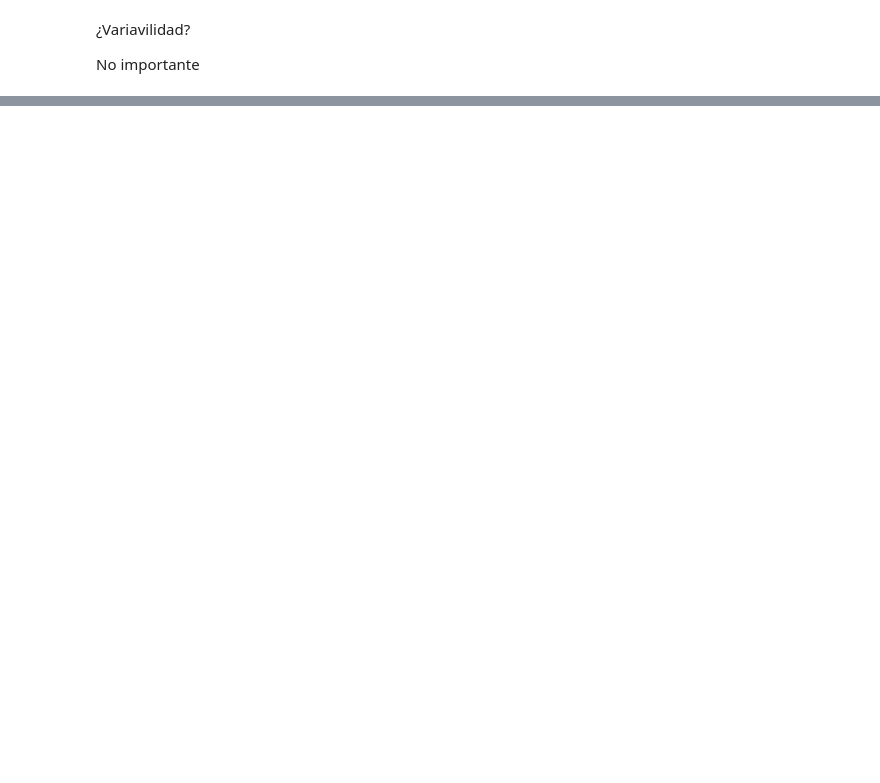
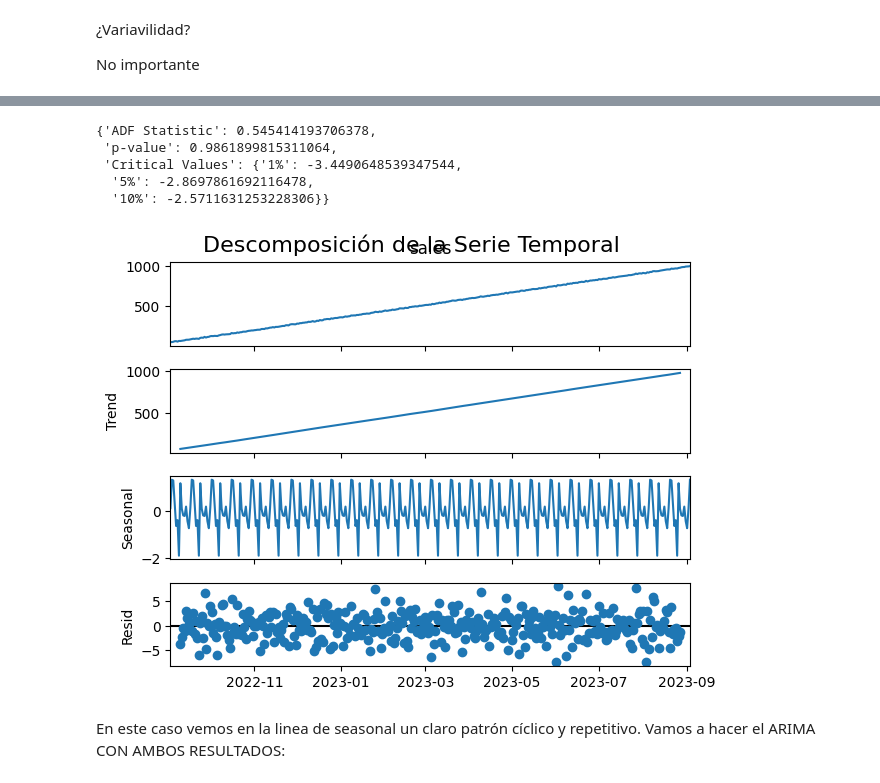
Before and after one commit to 4GeeksAcademy/Proyecto-de-Serie-Temporal-Alternativa, a Jupyter notebook: src/explore.ipynb, the cells around one changed output, grey strips where cells are left out. Saved outputs shown, nothing was run; the diff lists cells and outputs as text; code cells hidden in the pictures; blank space fills up the shorter version.

```diff
--- a/src/explore.ipynb
+++ b/src/explore.ipynb
@@ -132,0 +172,42 @@ No importante
+# %%
+#from statsmodels.tsa.stattools import adfuller
+
+# Prueba de Dickey-Fuller aumentada (ADF)
+adf_result = adfuller(total_data['sales'])
+
+# Extraer los resultados clave
+adf_statistic = adf_result[0]
+p_value = adf_result[1]
+critical_values = adf_result[4]
+
+# Mostrar resultados
+{
+    "ADF Statistic": adf_statistic,
+    "p-value": p_value,
+    "Critical Values": critical_values
+}
+# %% [output]
+{'ADF Statistic': 0.545414193706378,
+ 'p-value': 0.9861899815311064,
+ 'Critical Values': {'1%': -3.4490648539347544,
+  '5%': -2.8697861692116478,
+  '10%': -2.5711631253228306}}
+# %%
+
+from statsmodels.tsa.seasonal import seasonal_decompose
+# Aplicar la descomposición estacional con un período de 14 días (asumiendo datos diarios)
+decomposition_14 = seasonal_decompose(total_data['sales'], period=14, model='additive')
+
+# Graficar
+decomposition_14.plot()
+plt.suptitle('Descomposición de la Serie Temporal', fontsize=16)
+plt.show()
+
+# Extraer las componentes para análisis posterior
+trend_14 = decomposition_14.trend
+seasonal_14 = decomposition_14.seasonal
+residual_14 = decomposition_14.resid
+# %% [output]
+[figure, added]
+# %% [markdown]
+En este caso vemos en la linea de seasonal un claro patrón cíclico y repetitivo. Vamos a hacer el ARIMA CON AMBOS RESULTADOS:
```
Also changed, not shown: parts of 12 cells of this notebook.
